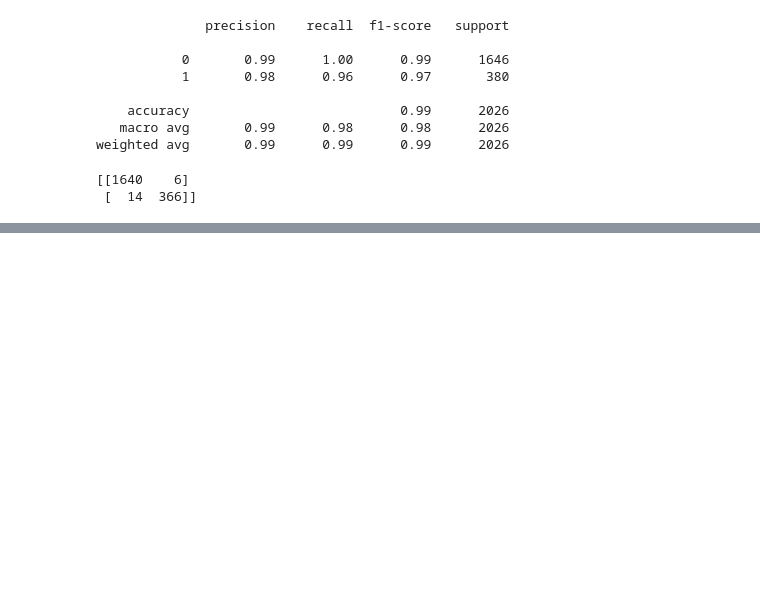
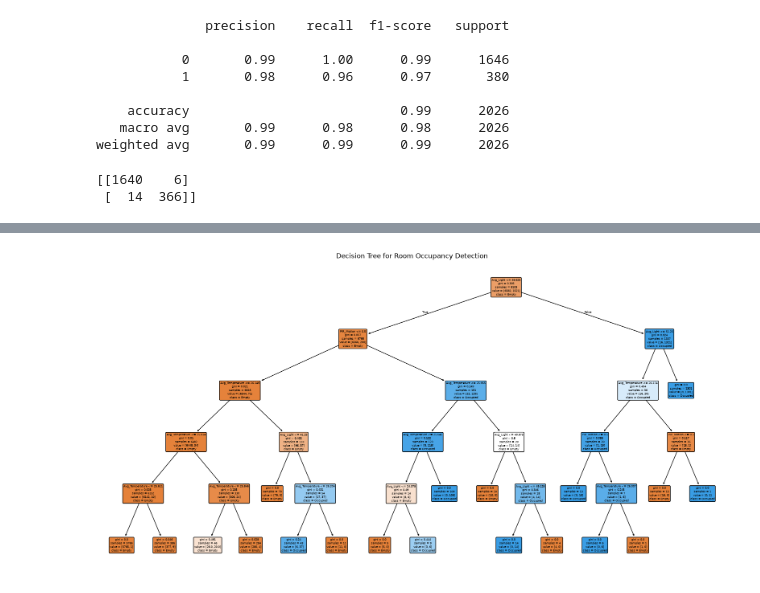
Before and after one commit to aditya-0111/smart-room-occupancy, a Jupyter notebook: ml/01_dataset_analysis.ipynb, the cells around one changed output, grey strips where cells are left out. Saved outputs shown, nothing was run; the diff lists cells and outputs as text; code cells hidden in the pictures; blank space fills up the shorter version.

```diff
--- a/ml/01_dataset_analysis.ipynb
+++ b/ml/01_dataset_analysis.ipynb
@@ -401,0 +404,11 @@ print(cm_lr)
+# %%
+from sklearn.tree import DecisionTreeClassifier
+
+model_dt = DecisionTreeClassifier(
+    random_state=42,
+    max_depth=5
+)
+
+model_dt.fit(X_train, y_train)
+
+y_pred_dt = model_dt.predict(X_test)
@@ -401,0 +443,18 @@ print(cm_lr)
+# %%
+from sklearn.tree import plot_tree
+import matplotlib.pyplot as plt
+
+plt.figure(figsize=(20, 10))
+
+plot_tree(
+    model_dt,
+    feature_names=X.columns,
+    class_names=["Empty", "Occupied"],
+    filled=True,
+    rounded=True
+)
+
+plt.title("Decision Tree for Room Occupancy Detection")
+plt.show()
+# %% [output]
+[figure, added]
```
Also changed, not shown: parts of 8 cells of this notebook.
